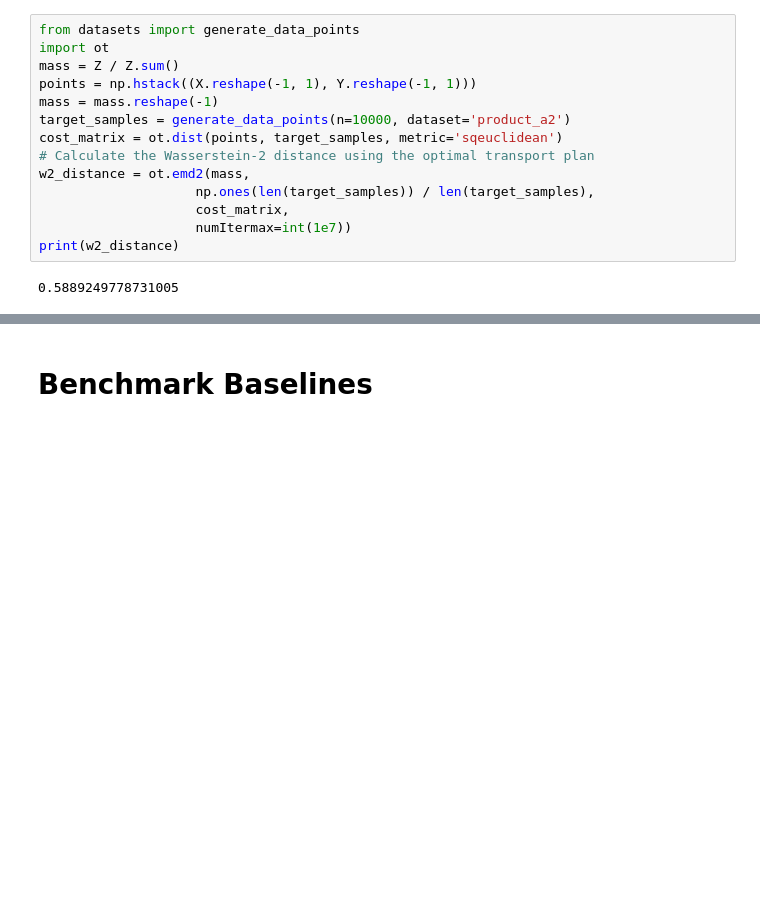
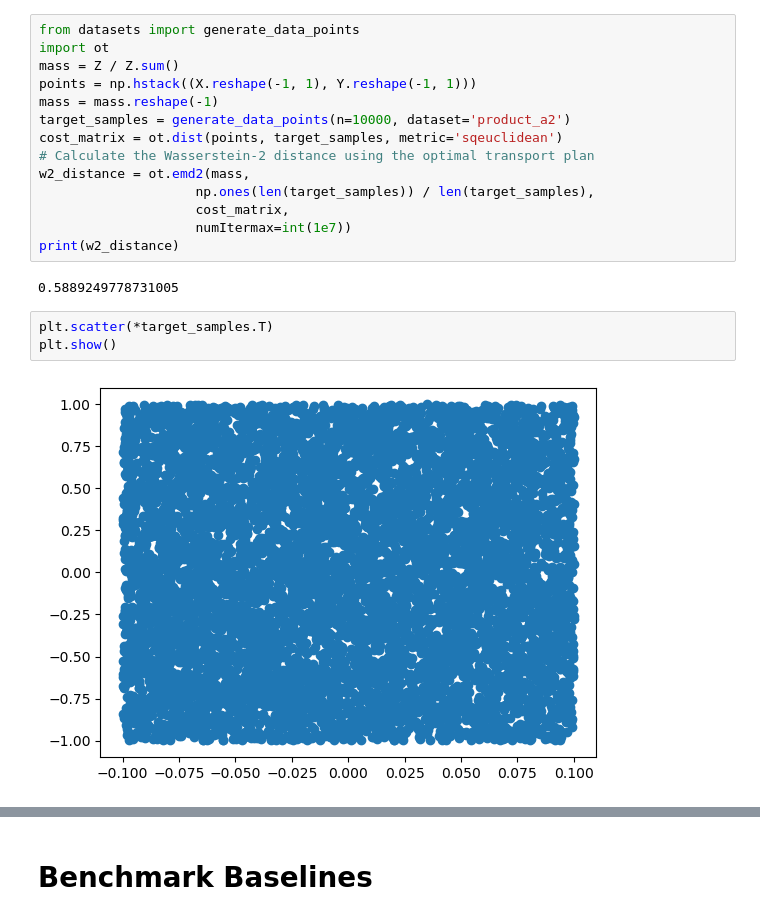
Before and after one commit to rainorangelemon/complift-2d-and-clevr, a Jupyter notebook: notebooks/composition.ipynb, the cells around one changed output, grey strips where cells are left out. Drawn from its saved outputs; the diff is of its cells as text; blank space fills up the shorter version.

```diff
--- a/notebooks/composition.ipynb
+++ b/notebooks/composition.ipynb
@@ -199,3 +199,8 @@ w2_distance = ot.emd2(mass,
 print(w2_distance)
 # %% [output]
 0.5889249778731005
+# %%
+plt.scatter(*target_samples.T)
+plt.show()
+# %% [output]
+[figure, added]
```
Also changed, not shown: parts of 2 cells of this notebook, 1 other file.
